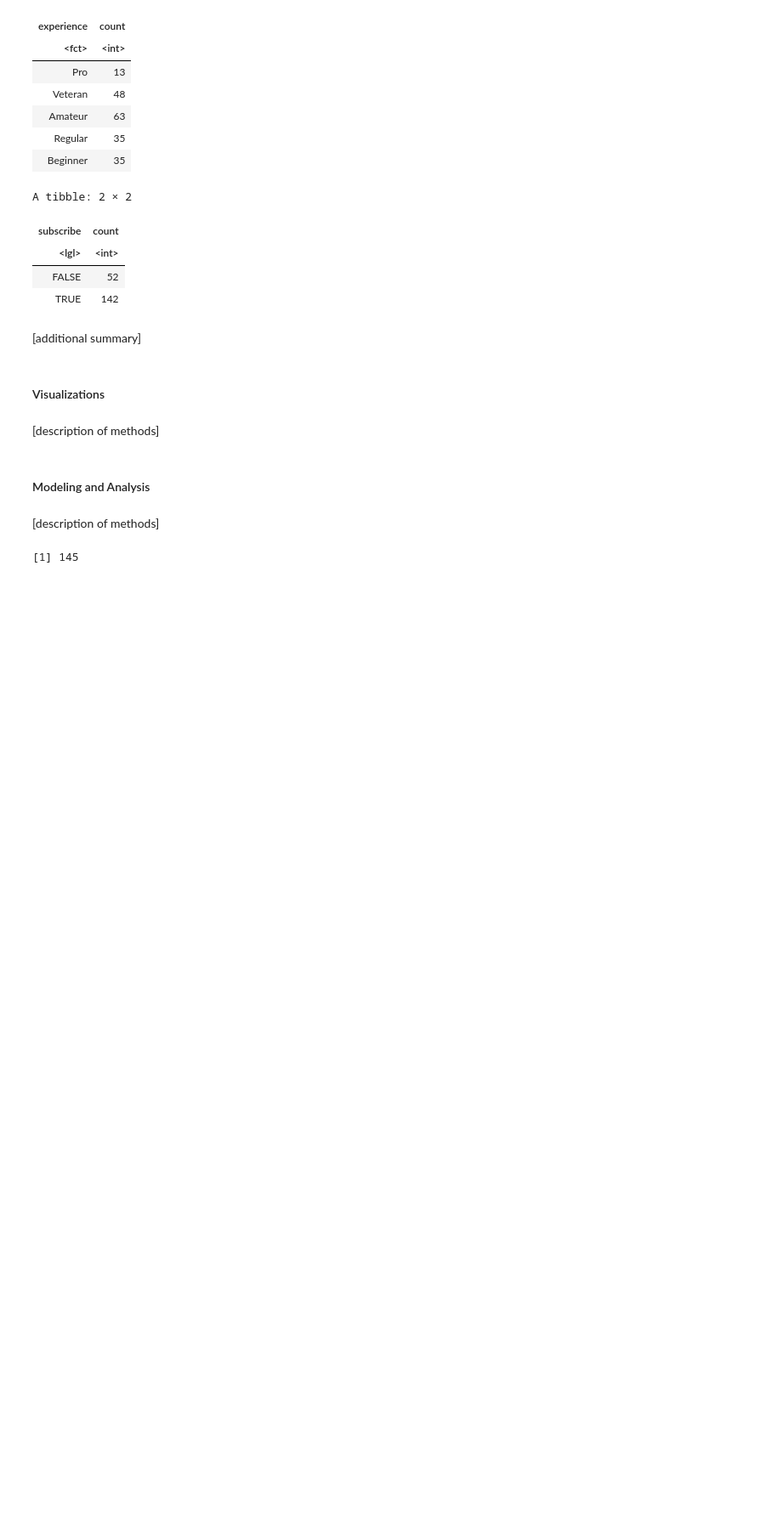
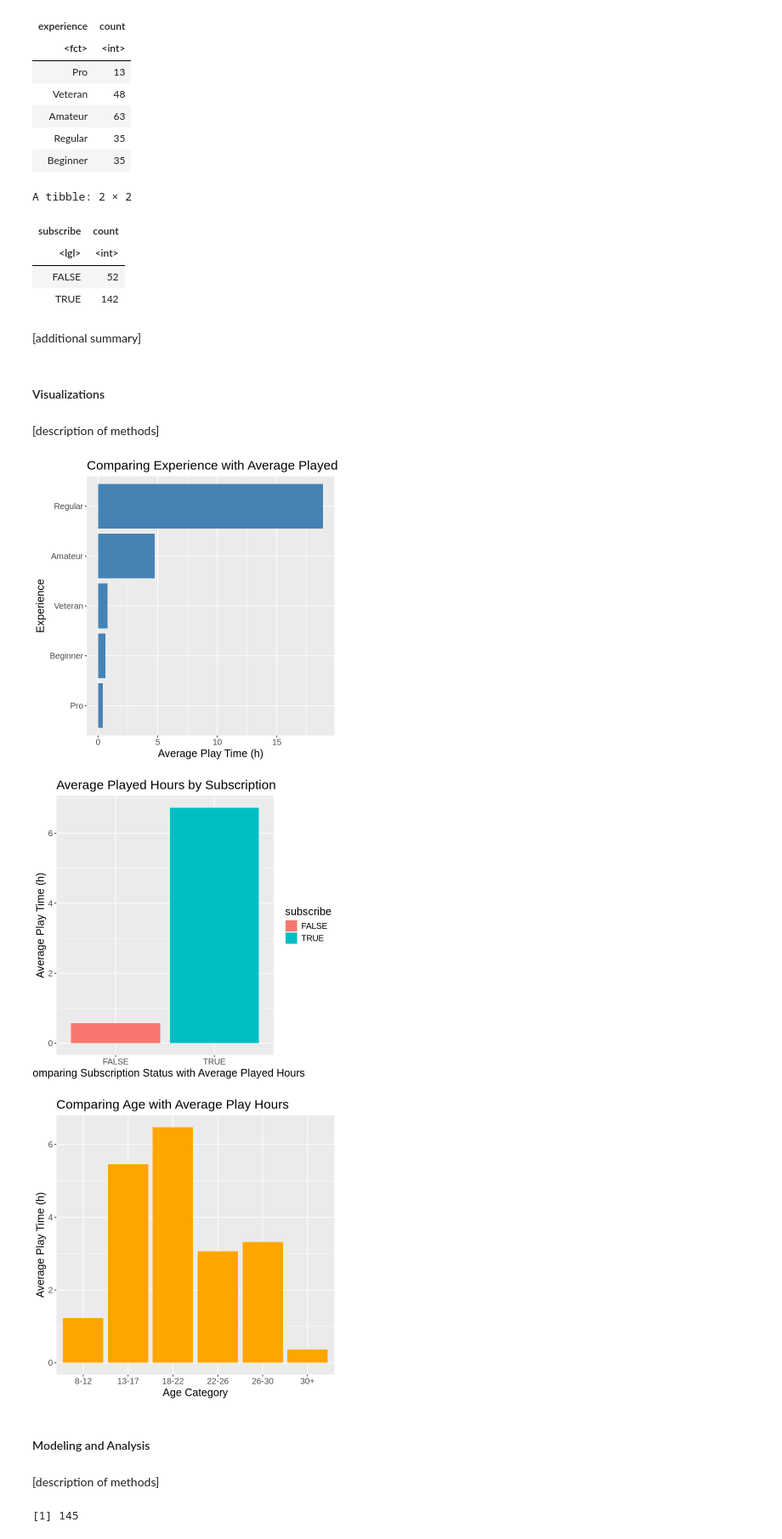
Before and after one commit to HunterBowie/dsci-100-group-005-19, a Jupyter notebook: report.ipynb, the cells around one changed output. Shown at 85% size. Saved outputs shown, nothing was run; the diff lists cells and outputs as text; code cells hidden in the pictures; blank space fills up the shorter version.

```diff
--- a/report.ipynb
+++ b/report.ipynb
@@ -99,0 +156,6 @@ $ played_hours <dbl> 30.3, 3.8, 0.0, 0.7, 0.1, 0.0, 0.0, 0.0, 0.1, 0.0, 1.6, 0
+# %%
+experience_averages <- players_train |>
+    group_by(experience) |>
+    summarize(average_played_hours = mean(played_hours, na.rm = TRUE))
+
+experience_averages
@@ -99,0 +173,6 @@ $ played_hours <dbl> 30.3, 3.8, 0.0, 0.7, 0.1, 0.0, 0.0, 0.0, 0.1, 0.0, 1.6, 0
+# %%
+subscribe_averages <- players_train |>
+    group_by(subscribe) |>
+    summarize(mean_played_hours = mean(played_hours))
+
+subscribe_averages
@@ -138,7 +257,38 @@ A tibble: 2 × 2
 # %%
 # these visualizations are relevant for exploratory data analysis and related to the planned analysis
 
+options(repr.plot.width = 6, repr.plot.height = 6)
+
+experience_plot <- ggplot(experience_averages,
+                          aes(x = average_played_hours, y = fct_reorder(experience, average_played_hours))) +
+    geom_bar(stat = "identity", fill = "steelblue") +
+    labs(x = "Average Play Time (h)", y = "Experience",
+         title = "Comparing Experience with Average Played Hours") +
+    theme(text = element_text(size = 15))
+
+experience_plot
+
+
+subscribe_plot <- ggplot(subscribe_averages,
+                          aes(x = subscribe, y = mean_played_hours, fill = subscribe)) +
+    geom_bar(stat = "identity") +
+    labs(x = "Comparing Subscription Status with Average Played Hours", y = "Average Play Time (h)",
+           title = "Average Played Hours by Subscription") +
+    theme(text = element_text(size = 15))
+
+subscribe_plot
+
+age_plot <- ggplot(grouped_hours_age, aes(x = age_category, y = average_played_hours)) +
+    geom_bar(stat = "identity", fill = "orange") +
+    labs(x = "Age Category", y = "Average Play Time (h)", title = "Comparing Age with Average Play Hours") +
+    theme(text = element_text(size = 15))
+
+age_plot
 # note: all figures should have a figure number and a legend
+# %% [output]
+[figure, added]
+[figure, added]
+[figure, added]
 # %% [markdown]
 #### Modeling and Analysis
 # %% [markdown]
```
Also changed, not shown: parts of 15 cells of this notebook.
